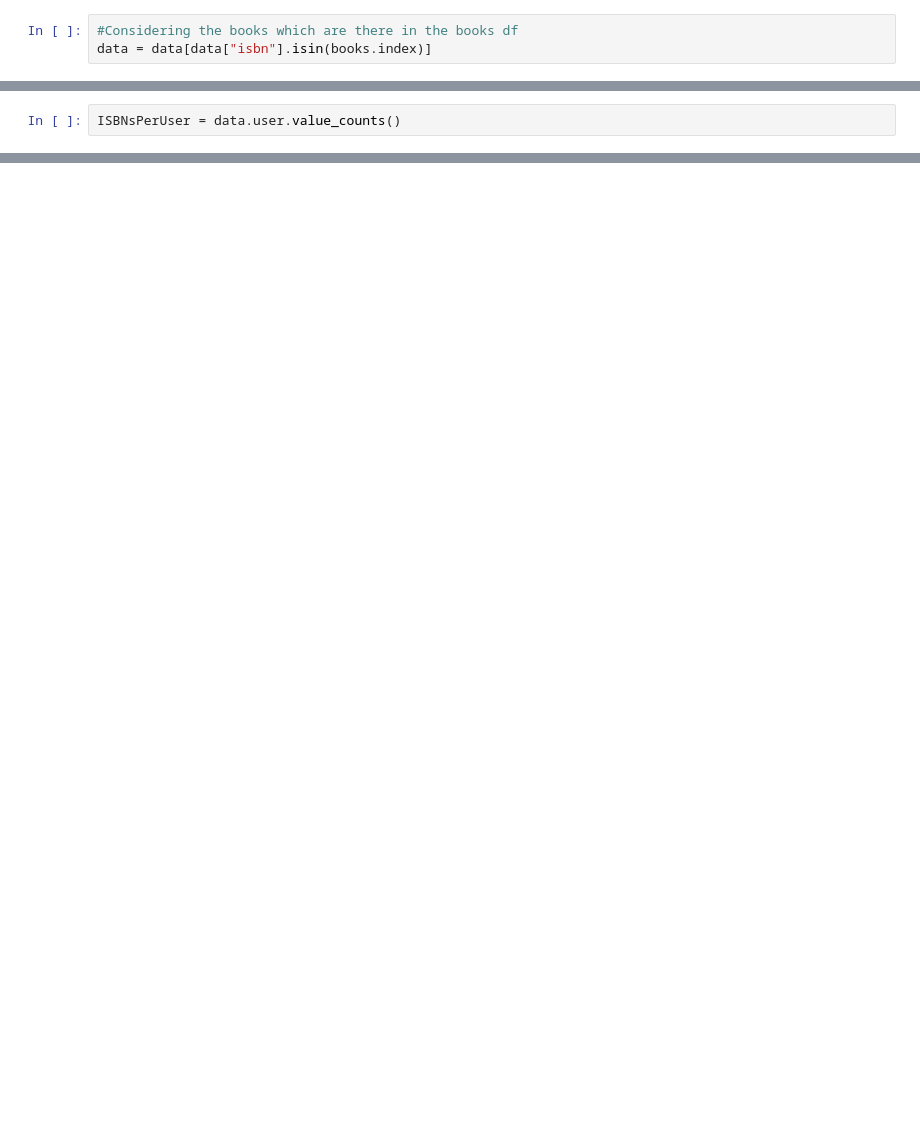
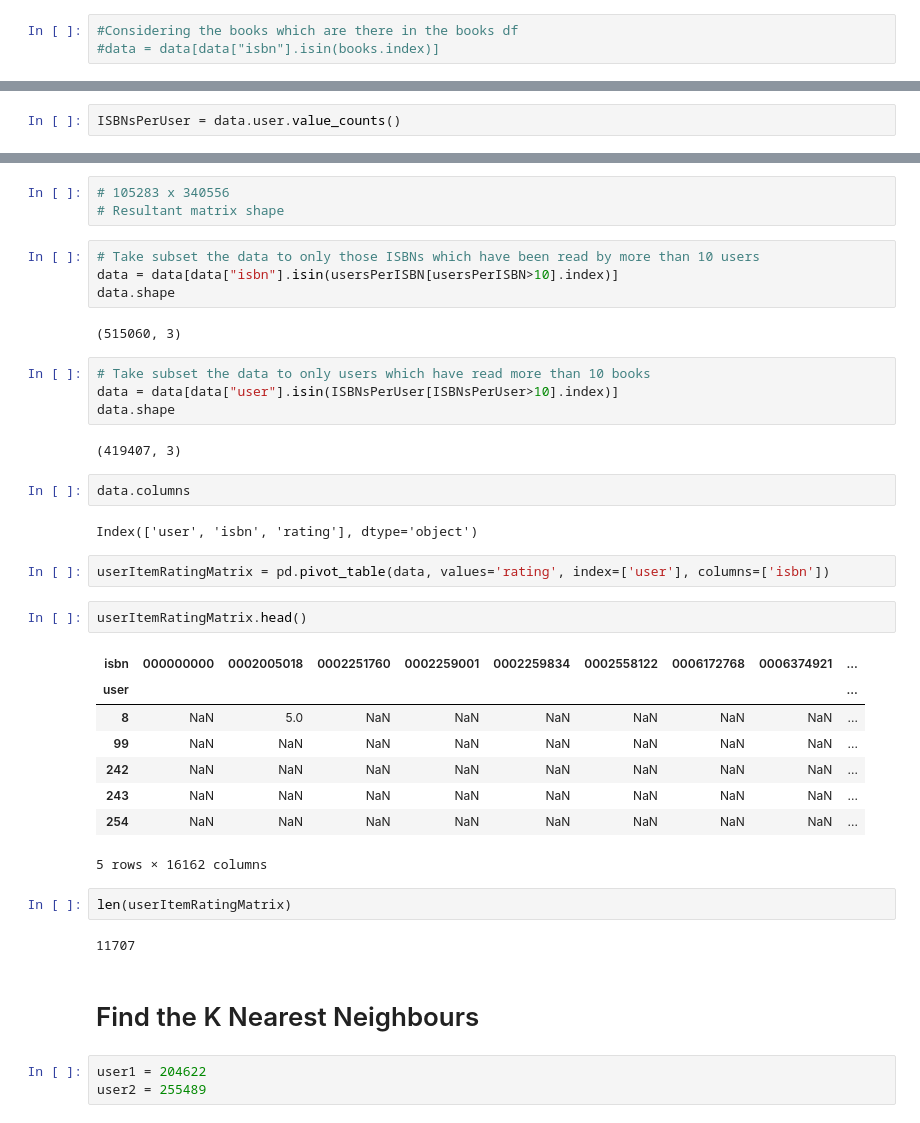
Before and after one commit to elzaksspro/recommendation, a Jupyter notebook: NearestNeighbourModel.ipynb, the cells around one changed output, grey strips where cells are left out. Cells and saved outputs as stored; diff of their text form; blank space fills up the shorter version.

```diff
--- a/NearestNeighbourModel.ipynb
+++ b/NearestNeighbourModel.ipynb
@@ -46,7 +46,7 @@ def faveBooks(user, N):
     return sortedRatings
 # %%
 #Considering the books which are there in the books df
-data = data[data["isbn"].isin(books.index)]
+#data = data[data["isbn"].isin(books.index)]
 # %%
 faveBooks(204622, 5)
 # %% [output]
@@ -108,0 +114,41 @@ ISBNsPerUser.shape
+# %%
+# 105283 x 340556
+# Resultant matrix shape
+# %%
+# Take subset the data to only those ISBNs which have been read by more than 10 users
+data = data[data["isbn"].isin(usersPerISBN[usersPerISBN>10].index)]
+data.shape
+# %% [output]
+(515060, 3)
+# %%
+# Take subset the data to only users which have read more than 10 books
+data = data[data["user"].isin(ISBNsPerUser[ISBNsPerUser>10].index)]
+data.shape
+# %% [output]
+(419407, 3)
+# %%
+data.columns
+# %% [output]
+Index(['user', 'isbn', 'rating'], dtype='object')
+# %%
+userItemRatingMatrix = pd.pivot_table(data, values='rating', index=['user'], columns=['isbn'])
+# %%
+userItemRatingMatrix.head()
+# %% [output]
+| isbn | 000000000 | 0002005018 | 0002251760 | 0002259001 | 0002259834 | 0002558122 | 0006172768 | 0006374921 | ... |
+| user |  |  |  |  |  |  |  |  | ... |
+| 8 | NaN | 5.0 | NaN | NaN | NaN | NaN | NaN | NaN | ... |
+| 99 | NaN | NaN | NaN | NaN | NaN | NaN | NaN | NaN | ... |
+| 242 | NaN | NaN | NaN | NaN | NaN | NaN | NaN | NaN | ... |
+| 243 | NaN | NaN | NaN | NaN | NaN | NaN | NaN | NaN | ... |
+| 254 | NaN | NaN | NaN | NaN | NaN | NaN | NaN | NaN | ... |
+5 rows × 16162 columns
+# %%
+len(userItemRatingMatrix)
+# %% [output]
+11707
+# %% [markdown]
+# Find the K Nearest Neighbours
+# %%
+user1 = 204622
+user2 = 255489
```
Also changed, not shown: parts of 24 cells of this notebook.
